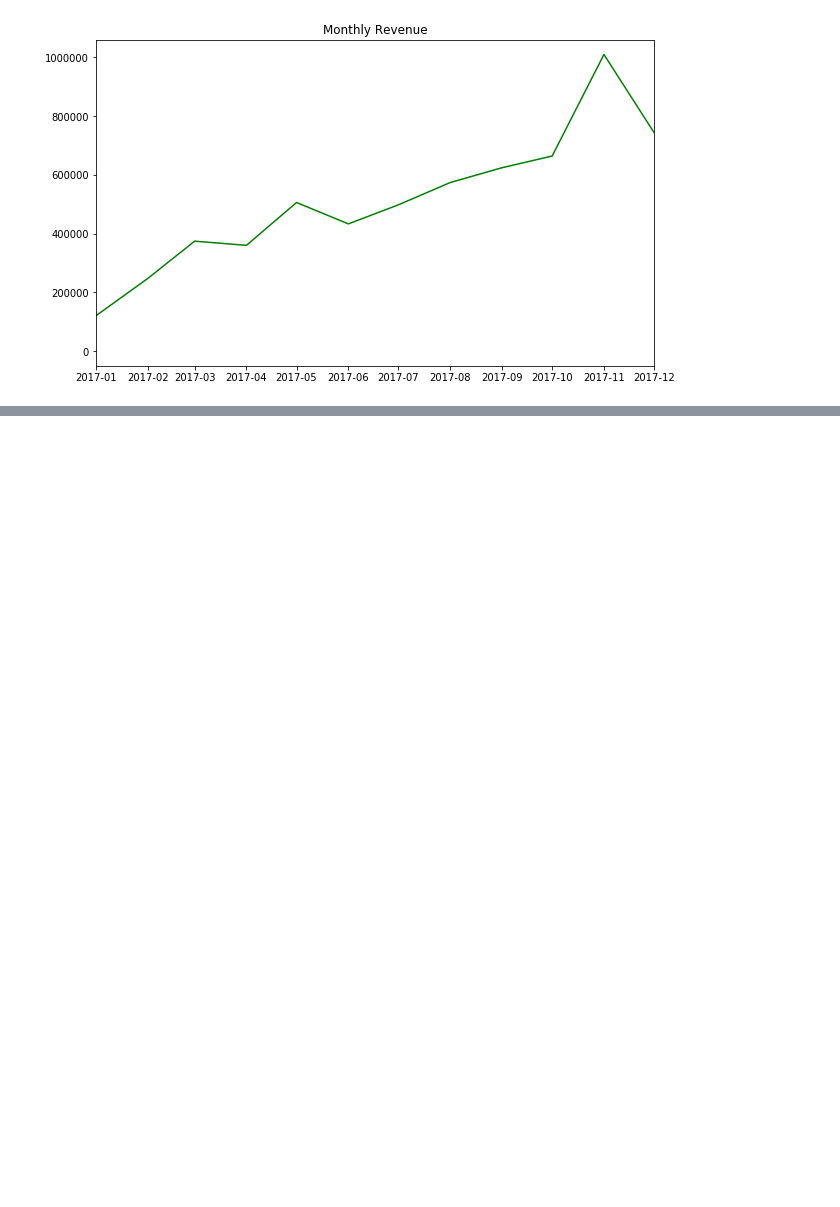
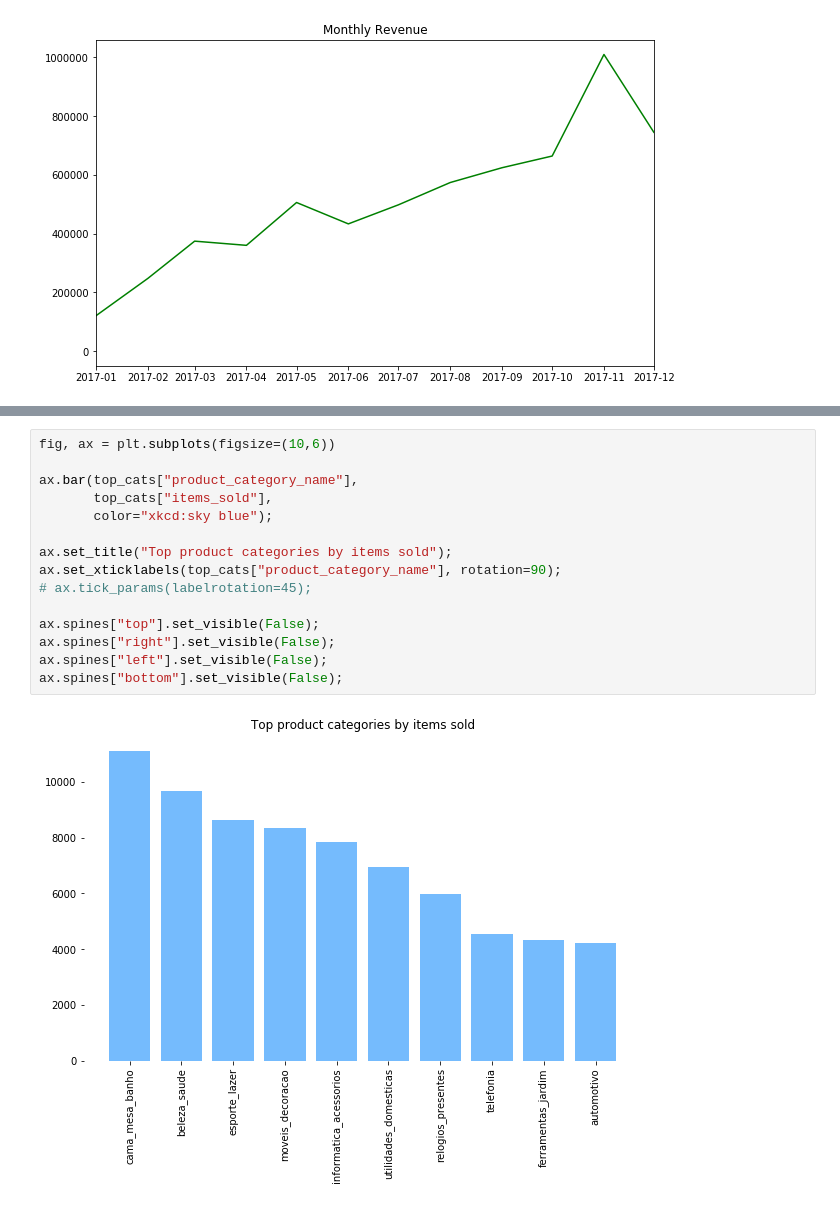
Before and after one commit to ironhack-datalabs/data-ber-06-20, a Jupyter notebook: Notes/module-1/week-2/11_matplotlib-intro.ipynb, the cells around one changed output, grey strips where cells are left out. Cells and saved outputs as stored; diff of their text form; blank space fills up the shorter version.

```diff
--- a/Notes/module-1/week-2/11_matplotlib-intro.ipynb
+++ b/Notes/module-1/week-2/11_matplotlib-intro.ipynb
@@ -202,0 +283,17 @@ ax.set_xlim((pd.to_datetime("2017-01-01"), pd.to_datetime("2017-12-01")));
+# %%
+fig, ax = plt.subplots(figsize=(10,6))
+
+ax.bar(top_cats["product_category_name"],
+       top_cats["items_sold"],
+       color="xkcd:sky blue");
+
+ax.set_title("Top product categories by items sold");
+ax.set_xticklabels(top_cats["product_category_name"], rotation=90);
+# ax.tick_params(labelrotation=45);
+
+ax.spines["top"].set_visible(False);
+ax.spines["right"].set_visible(False);
+ax.spines["left"].set_visible(False);
+ax.spines["bottom"].set_visible(False);
+# %% [output]
+[figure, added]
```
Also changed, not shown: parts of 34 cells of this notebook.
